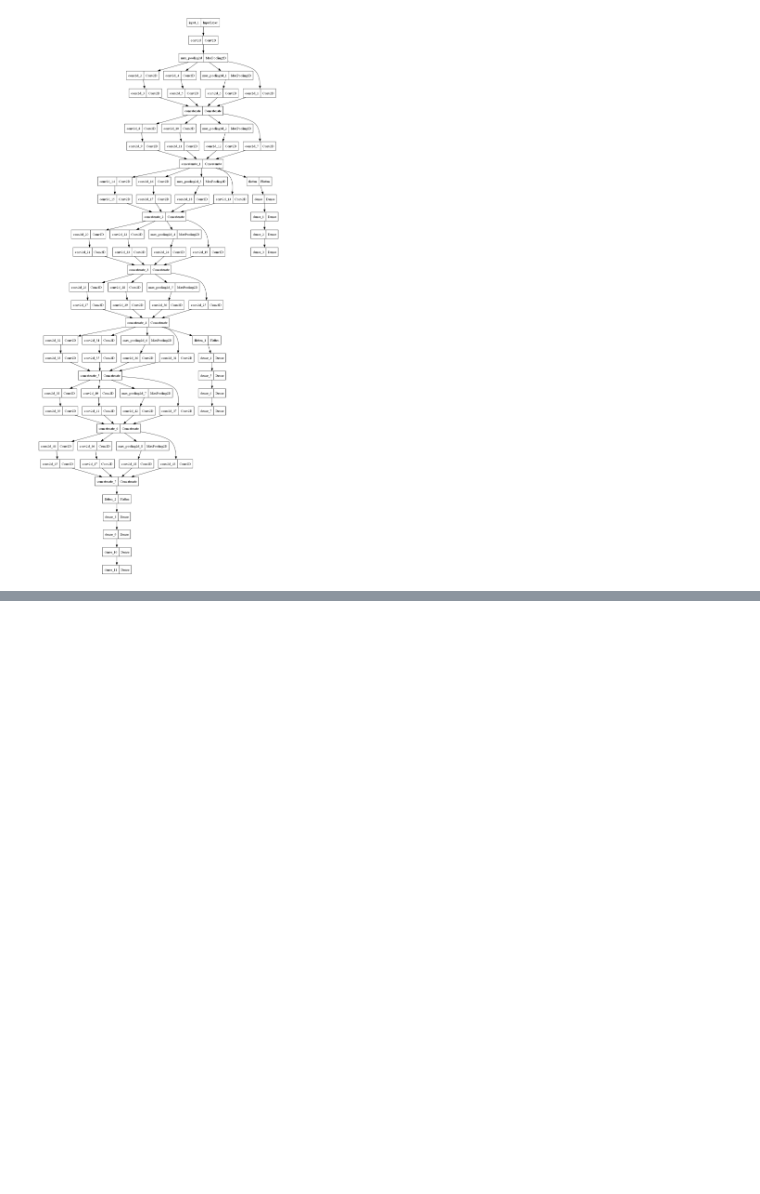
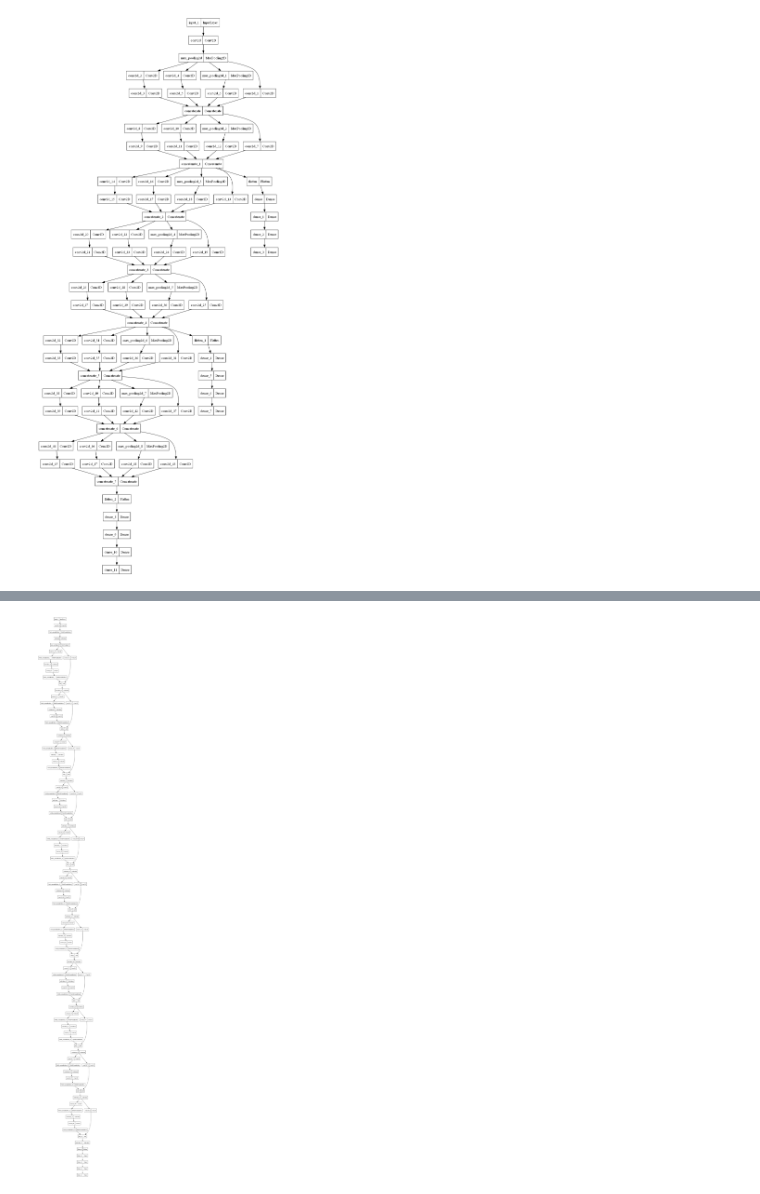
Before and after one commit to MatTheTab/PikeBot, a Jupyter notebook: Baseline_Model.ipynb, the cells around one changed output, grey strips where cells are left out. Drawn from its saved outputs; the diff is of its cells as text; code cells hidden in the pictures; blank space fills up the shorter version.

```diff
--- a/Baseline_Model.ipynb
+++ b/Baseline_Model.ipynb
@@ -140,0 +245,5 @@ plot_model(model)
+# %%
+input_shape = (8, 8, 76*2)
+resnet = create_resnet(input_shape)
+resnet.compile(optimizer='adam', loss='binary_crossentropy', metrics=['accuracy', 'mae'])
+resnet.summary()
@@ -140,0 +268,4 @@ plot_model(model)
+# %%
+plot_model(resnet)
+# %% [output]
+[figure, added]
```
Also changed, not shown: parts of 41 cells of this notebook.
